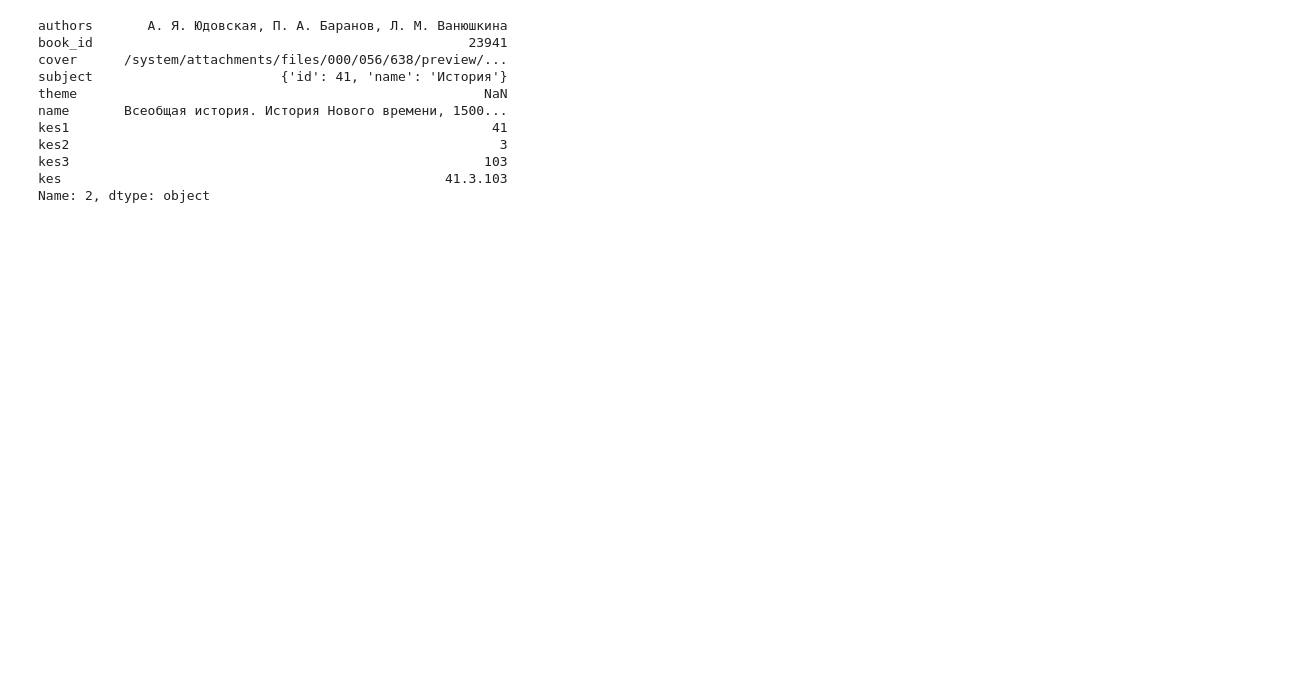
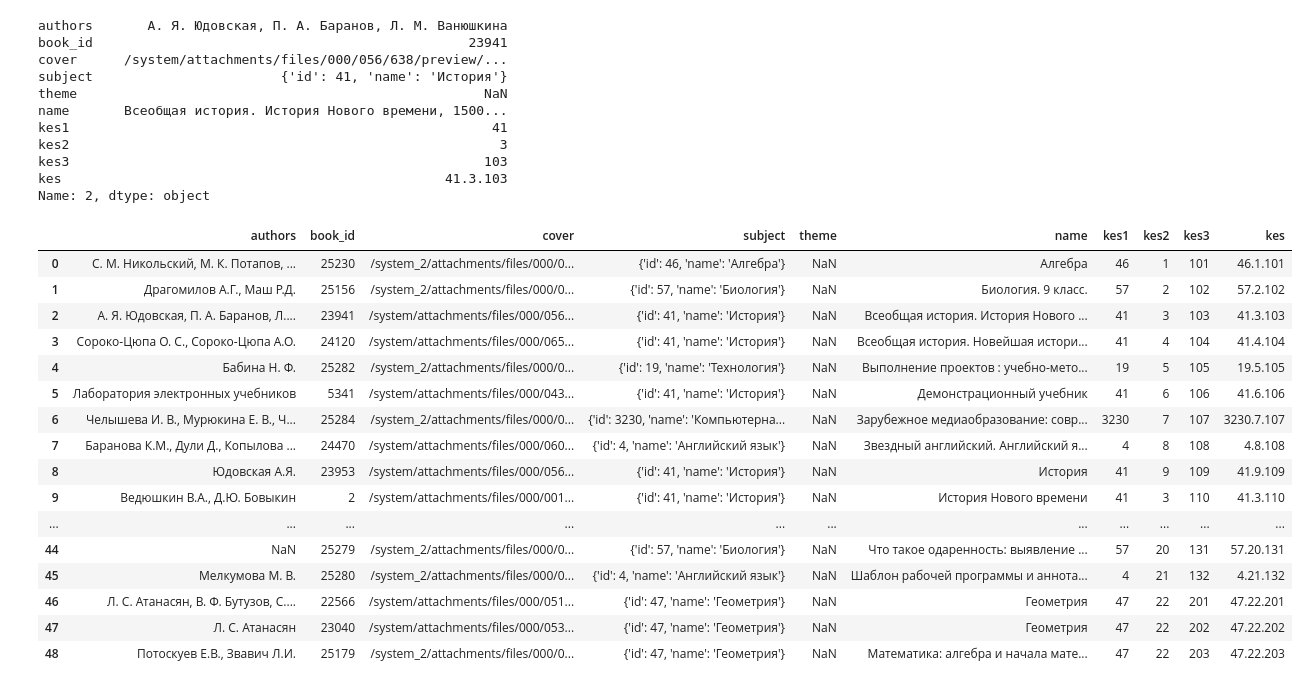
Before and after one commit to Darayavaus/tldr.targeting, a Jupyter notebook: Untitled.ipynb, the cells around one changed output. Drawn from its saved outputs; the diff is of its cells as text; code cells hidden in the pictures; blank space fills up the shorter version.

```diff
--- a/Untitled.ipynb
+++ b/Untitled.ipynb
@@ -178,3 +182,23 @@ kes2                                                       3
 kes3                                                     103
 kes                                                 41.3.103
 Name: 2, dtype: object
+# %%
+MATERIALS
+# %% [output]
+|  | authors | book_id | cover | subject | theme | name | kes1 | kes2 | kes3 | kes |
+| 0 | С. М. Никольский, М. К. Потапов, ... | 25230 | /system_2/attachments/files/000/0... | {'id': 46, 'name': 'Алгебра'} | NaN | Алгебра | 46 | 1 | 101 | 46.1.101 |
+| 1 | Драгомилов А.Г., Маш Р.Д. | 25156 | /system_2/attachments/files/000/0... | {'id': 57, 'name': 'Биология'} | NaN | Биология. 9 класс. | 57 | 2 | 102 | 57.2.102 |
+| 2 | А. Я. Юдовская, П. А. Баранов, Л.... | 23941 | /system/attachments/files/000/056... | {'id': 41, 'name': 'История'} | NaN | Всеобщая история. Иcтория Нового ... | 41 | 3 | 103 | 41.3.103 |
+| 3 | Сороко-Цюпа О. С., Сороко-Цюпа А.О. | 24120 | /system/attachments/files/000/065... | {'id': 41, 'name': 'История'} | NaN | Всеобщая история. Новейшая истори... | 41 | 4 | 104 | 41.4.104 |
+| 4 | Бабина Н. Ф. | 25282 | /system_2/attachments/files/000/0... | {'id': 19, 'name': 'Технология'} | NaN | Выполнение проектов : учебно-мето... | 19 | 5 | 105 | 19.5.105 |
+| 5 | Лаборатория электронных учебников | 5341 | /system/attachments/files/000/043... | {'id': 41, 'name': 'История'} | NaN | Демонстрационный учебник | 41 | 6 | 106 | 41.6.106 |
+| 6 | Челышева И. В., Мурюкина Е. В., Ч... | 25284 | /system_2/attachments/files/000/0... | {'id': 3230, 'name': 'Компьютерна... | NaN | Зарубежное медиаобразование: совр... | 3230 | 7 | 107 | 3230.7.107 |
+| 7 | Баранова К.М., Дули Д., Копылова ... | 24470 | /system/attachments/files/000/060... | {'id': 4, 'name': 'Английский язык'} | NaN | Звездный английский. Английский я... | 4 | 8 | 108 | 4.8.108 |
+| 8 | Юдовская А.Я. | 23953 | /system/attachments/files/000/056... | {'id': 41, 'name': 'История'} | NaN | История | 41 | 9 | 109 | 41.9.109 |
+| 9 | Ведюшкин В.А., Д.Ю. Бовыкин | 2 | /system/attachments/files/000/001... | {'id': 41, 'name': 'История'} | NaN | История Нового времени | 41 | 3 | 110 | 41.3.110 |
+| ... | ... | ... | ... | ... | ... | ... | ... | ... | ... | ... |
+| 44 | NaN | 25279 | /system_2/attachments/files/000/0... | {'id': 57, 'name': 'Биология'} | NaN | Что такое одаренность: выявление ... | 57 | 20 | 131 | 57.20.131 |
+| 45 | Мелкумова М. В. | 25280 | /system_2/attachments/files/000/0... | {'id': 4, 'name': 'Английский язык'} | NaN | Шаблон рабочей программы и аннота... | 4 | 21 | 132 | 4.21.132 |
+| 46 | Л. С. Атанасян, В. Ф. Бутузов, С.... | 22566 | /system/attachments/files/000/051... | {'id': 47, 'name': 'Геометрия'} | NaN | Геометрия | 47 | 22 | 201 | 47.22.201 |
+| 47 | Л. С. Атанасян | 23040 | /system/attachments/files/000/053... | {'id': 47, 'name': 'Геометрия'} | NaN | Геометрия | 47 | 22 | 202 | 47.22.202 |
+| 48 | Потоскуев Е.В., Звавич Л.И. | 25179 | /system_2/attachments/files/000/0... | {'id': 47, 'name': 'Геометрия'} | NaN | Математика: алгебра и начала мате... | 47 | 22 | 203 | 47.22.203 |
```
Also changed, not shown: parts of 2 cells of this notebook, 1 other file.
